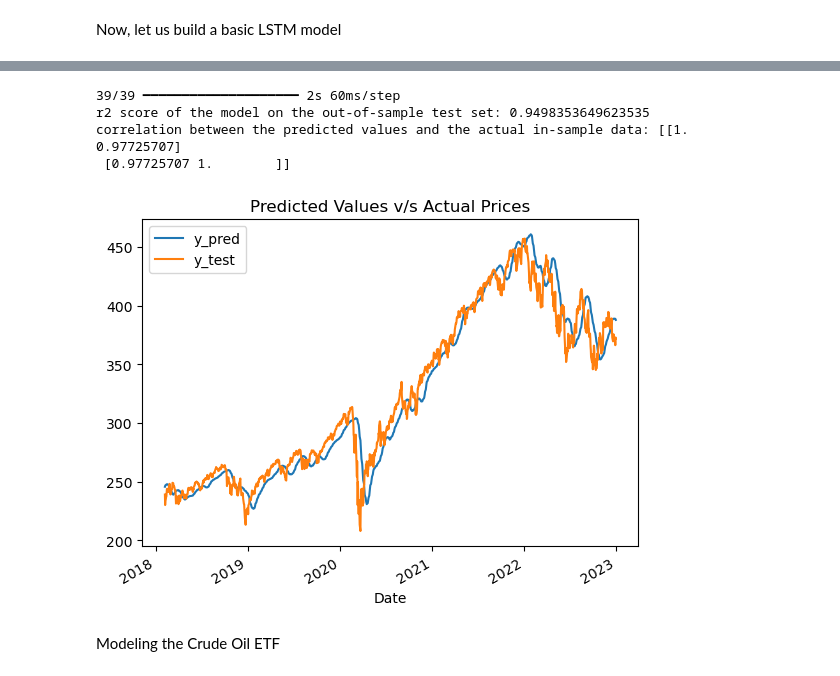
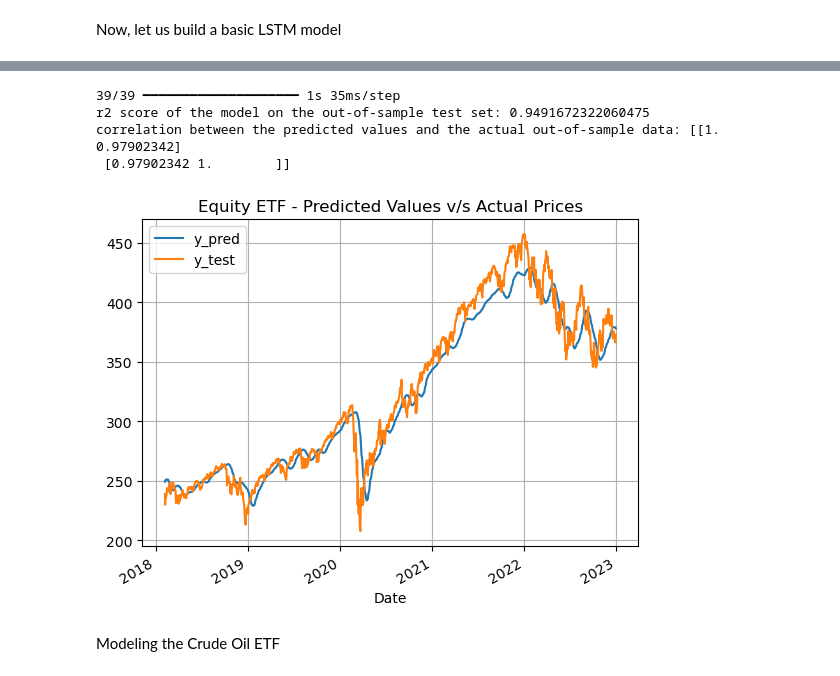
Before and after one commit to 3v-mb/Mini-projects-in-Financial-Engineering, a Jupyter notebook: LSTM and Multi-Output Regression for Stock Prediction.ipynb, the cells around one changed output, grey strips where cells are left out. Cells and saved outputs as stored; diff of their text form; code cells hidden in the pictures.

```diff
--- a/LSTM and Multi-Output Regression for Stock Prediction.ipynb
+++ b/LSTM and Multi-Output Regression for Stock Prediction.ipynb
@@ -334,7 +334,7 @@ window_size = 25
 # %%
 scaler = MinMaxScaler()
 train_set = scaler.fit_transform(train_set)
-test_set = scaler.fit_transform(test_set)
+test_set = scaler.transform(test_set)
 # %%
 X_train = []
 y_train = []
@@ -456,24 +458,26 @@ correlation between the predicted values and the actual in-sample data: [[1.
 # %%
 y_pred = model.predict(X_test)
 print("r2 score of the model on the out-of-sample test set:", r2_score(y_test, y_pred))
-print("correlation between the predicted values and the actual in-sample data:", np.corrcoef(y_test, y_pred.flatten()))
+print("correlation between the predicted values and the actual out-of-sample data:", np.corrcoef(y_test, y_pred.flatten()))
 # %% [output]
-39/39 ━━━━━━━━━━━━━━━━━━━━ 2s 60ms/step
-r2 score of the model on the out-of-sample test set: 0.9498353649623535
-correlation between the predicted values and the actual in-sample data: [[1.         0.97725707]
- [0.97725707 1.        ]]
+39/39 ━━━━━━━━━━━━━━━━━━━━ 1s 35ms/step
+r2 score of the model on the out-of-sample test set: 0.9491672322060475
+correlation between the predicted values and the actual out-of-sample data: [[1.         0.97902342]
+ [0.97902342 1.        ]]
 # %%
 y_test = scaler.inverse_transform(y_test.reshape(-1, 1))
 y_pred = scaler.inverse_transform(y_pred.reshape(-1, 1))
 # %%
 equity_pred = pd.DataFrame()
 equity_pred["y_pred"] = (pd.DataFrame(y_pred))
 equity_pred["y_test"] = pd.DataFrame(y_test)
 equity_pred.index = equity_data[train_size+26:].index
 equity_pred.plot()
-plt.title("Predicted Values v/s Actual Prices");
+plt.title("Equity ETF - Predicted Values v/s Actual Prices");
+plt.grid()
+plt.savefig("equity_plot.png")
 # %% [output]
-[figure, old version]
+[figure, new version]
 # %% [markdown]
 Modeling the Crude Oil ETF
 # %%
```
Also changed, not shown: parts of 53 cells of this notebook.
